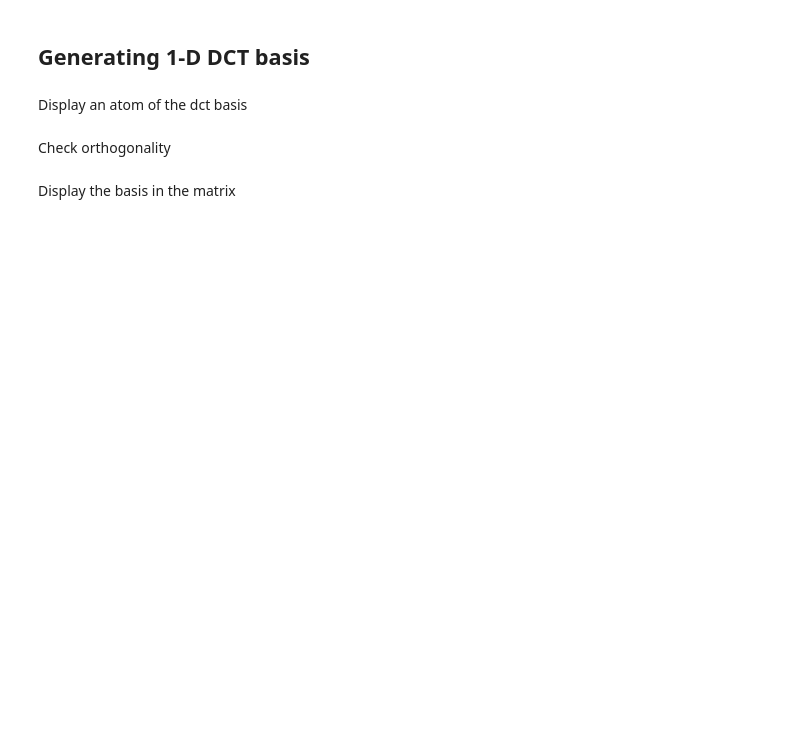
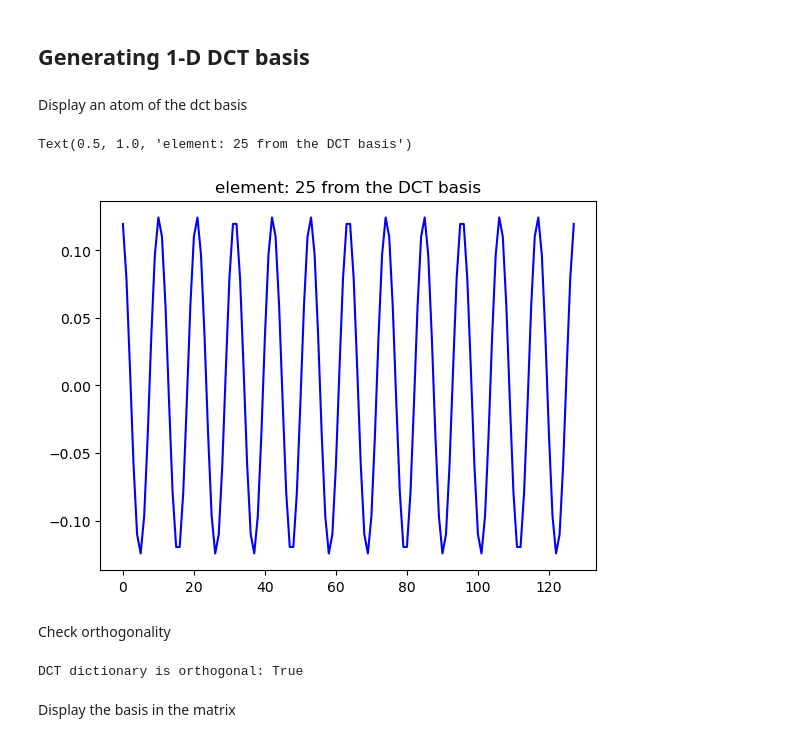
Before and after one commit to Thomas-Fabbris/MMIP-polimi, a Jupyter notebook: Assignments/lecture_1_orthonormal_basis.ipynb, the cells around one changed output. Drawn from its saved outputs; the diff is of its cells as text; code cells hidden in the pictures; blank space fills up the shorter version.

```diff
--- a/Assignments/lecture_1_orthonormal_basis.ipynb
+++ b/Assignments/lecture_1_orthonormal_basis.ipynb
@@ -12,26 +13,31 @@ Generating 1-D DCT basis
 ------------------------
 # %%
 M = 128 # signal dimension
-N = M # nr of atoms in the basis (this will be different when using redundant set of generators)
+N = M # no. of atoms in the basis
 
 D = np.zeros((M, N)) # matrix containing the DCT basis (a DCT function in each column)
 DCT = np.zeros((M, N)) # matrix containing the standard basis (a kronecker delta in each column)
-
 for k in range(M):
     # take the formula from slides and remember to normalize. Each atom goes in a column of DCT matrix
-    DCT[:, k] = #
+    DCT[:, k] = np.cos(k * np.pi * (2 * np.arange(0,M) + 1) / (2 * M))
+    DCT[:, k] /= np.linalg.norm(DCT[:, k])
 # %% [markdown]
 Display an atom of the dct basis
 # %%
-k = 34
+k = 24
 plt.figure()
 plt.plot(DCT[:, k], 'b')
 plt.title(f'element: {k+1} from the DCT basis')
+# %% [output]
+Text(0.5, 1.0, 'element: 25 from the DCT basis')
+[figure, added]
 # %% [markdown]
 Check orthogonality
 # %%
-is_DCT_orth = #
+is_DCT_orth = np.allclose(np.transpose(DCT) @ DCT, np.identity(M))
 print(f'DCT dictionary is orthogonal: {is_DCT_orth}')
+# %% [output]
+DCT dictionary is orthogonal: True
 # %% [markdown]
 Display the basis in the matrix
 # %%
```
Also changed, not shown: parts of 5 cells of this notebook, 33 other files.
